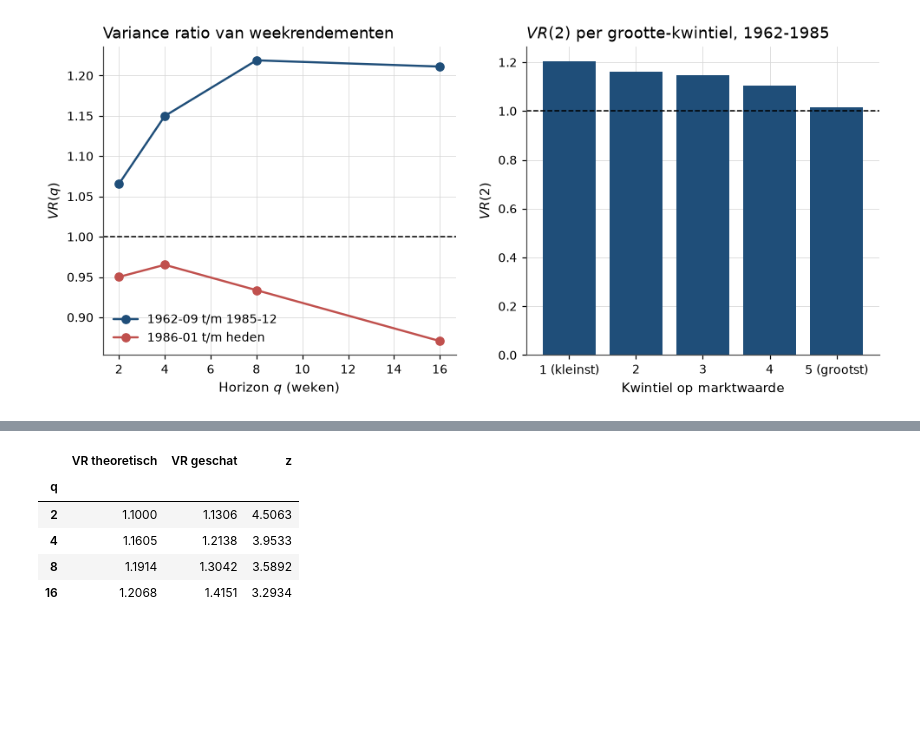
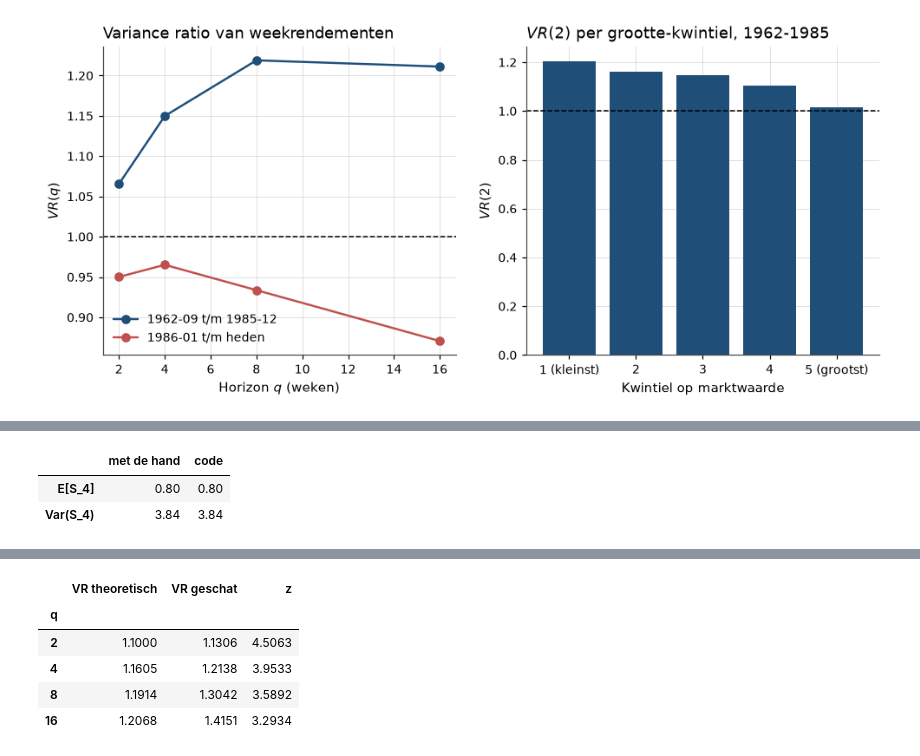
Before and after one commit to MaartenN14/history-asset-pricing, a Jupyter notebook: lectures/01_02_bachelier.ipynb, the cells around one changed output, grey strips where cells are left out. Cells and saved outputs as stored; diff of their text form; code cells hidden in the pictures; blank space fills up the shorter version.

```diff
--- a/lectures/01_02_bachelier.ipynb
+++ b/lectures/01_02_bachelier.ipynb
@@ -1258,0 +1525,14 @@ verdwijnt de tweede term en blijft $VR(\infty) = (1+\rho)/(1-\rho)$ over.
+# %%
+prob_up = 0.6
+path_prob = np.prod(np.where(paths == 1, prob_up, 1 - prob_up), axis=1)   # kans per pad
+mean_skewed = path_prob @ final
+var_skewed = path_prob @ (final - mean_skewed) ** 2
+
+pd.DataFrame(
+    {"met de hand": [0.8, 3.84], "code": [mean_skewed, var_skewed]},
+    index=["E[S_4]", "Var(S_4)"],
+).round(4)
+# %% [output]
+|  | met de hand | code |
+| E[S_4] | 0.80 | 0.80 |
+| Var(S_4) | 3.84 | 3.84 |
```
Also changed, not shown: parts of 44 cells of this notebook, 4 other files.
